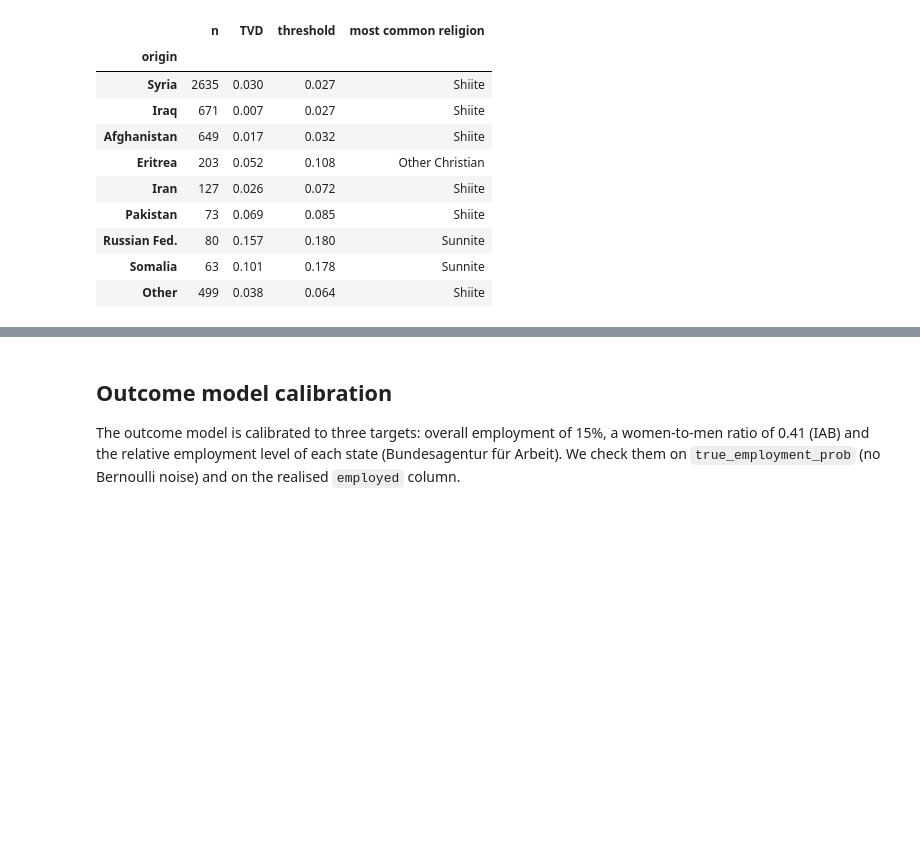
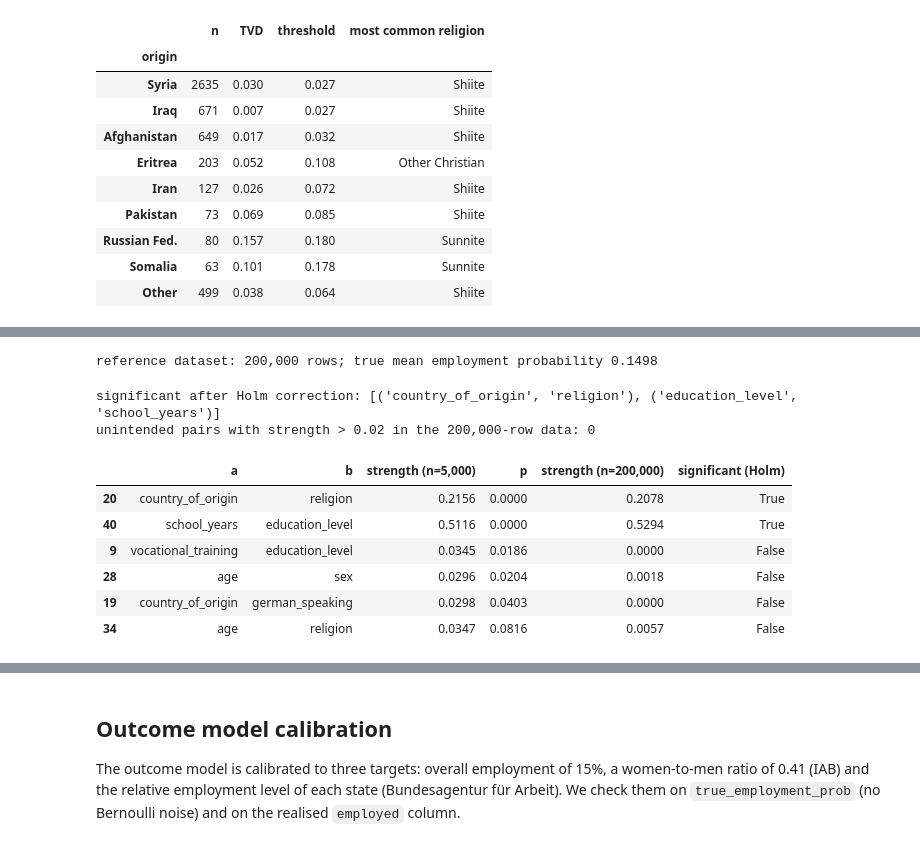
Before and after one commit to sofiykamanko/refugee_locating, a Jupyter notebook: notebooks/validate_synthetic_data.ipynb, the cells around one changed output, grey strips where cells are left out. Cells and saved outputs as stored; diff of their text form; code cells hidden in the pictures; blank space fills up the shorter version.

```diff
--- a/notebooks/validate_synthetic_data.ipynb
+++ b/notebooks/validate_synthetic_data.ipynb
@@ -205,0 +221,68 @@ Weighted TVD 0.031, weighted threshold 0.041
+# %%
+ext_log = []
+def record(section, check, value, status):
+    ext_log.append({"section": section, "check": check, "value": value, "status": status})
+
+ext_truth = truth if "truth" in globals() else gen.GroundTruth()     # same calibration as behind the CSV
+STATE_INDEX  = {s: i for i, s in enumerate(gen.STATES)}
+ORIGIN_INDEX = {o: i for i, o in enumerate(gen.ORIGINS)}
+people_cols  = ["sex", "age", "country_of_origin", "education_level", "school_years",
+                "vocational_training", "german_speaking", "free_case", "religion"]
+
+# one large dataset from the same generator, with the hidden u_i, used as "population" below
+ext_big, _, ext_u = gen.generate(200_000, seed=3, truth=ext_truth, return_details=True)
+ext_people = ext_big[people_cols]
+ext_states = ext_big["assigned_state"].map(STATE_INDEX).to_numpy()
+print(f"reference dataset: {len(ext_big):,} rows; true mean employment probability {ext_big['true_employment_prob'].mean():.4f}")
+# %% [output]
+reference dataset: 200,000 rows; true mean employment probability 0.1498
+# %%
+def association_table(d):
+    cats = ["sex", "vocational_training", "free_case", "country_of_origin", "education_level",
+            "german_speaking", "religion", "assigned_state"]
+    conts = ["age", "school_years"]
+    rows = []
+    def cramers_v(a, b):
+        ct = pd.crosstab(a, b).to_numpy(); chi2, pv, _, _ = stats.chi2_contingency(ct, correction=False)
+        m = ct.sum(); r, k = ct.shape
+        phi2 = max(0, chi2 / m - (k - 1) * (r - 1) / (m - 1))
+        rc, kc = r - (r - 1) ** 2 / (m - 1), k - (k - 1) ** 2 / (m - 1)
+        return np.sqrt(phi2 / max(1e-12, min(kc - 1, rc - 1))), pv
+    for i, a in enumerate(cats):
+        for b in cats[i + 1:]:
+            v, pv = cramers_v(d[a], d[b]); rows.append((a, b, v, pv))
+    for c in conts:
+        for a in cats:
+            groups = [g[c].to_numpy() for _, g in d.groupby(a)]
+            hstat, pv = stats.kruskal(*groups)
+            rows.append((c, a, np.sqrt(max(0, (hstat - len(groups) + 1) / (len(d) - len(groups)))), pv))
+    rho, pv = stats.spearmanr(d["age"], d["school_years"]); rows.append(("age", "school_years", abs(rho), pv))
+    return pd.DataFrame(rows, columns=["a", "b", "strength", "p"])
+
+dep_5k, dep_big = association_table(df), association_table(ext_big)
+dep = dep_5k.merge(dep_big[["a", "b", "strength"]], on=["a", "b"], suffixes=(" (n=5,000)", " (n=200,000)"))
+order = dep["p"].argsort().to_numpy(); m_pairs = len(dep)
+holm = np.empty(m_pairs, bool)
+for rank_i, idx in enumerate(order):
+    holm[idx] = dep["p"].iloc[idx] < 0.05 / (m_pairs - rank_i)
+    if not holm[idx]: holm[order[rank_i:]] = False; break
+dep["significant (Holm)"] = holm
+expected_pairs = {frozenset(("country_of_origin", "religion")), frozenset(("education_level", "school_years"))}
+found_pairs = {frozenset((a, b)) for a, b, s in zip(dep["a"], dep["b"], dep["significant (Holm)"]) if s}
+unexpected_big = dep[(dep["strength (n=200,000)"] > 0.02) & ~dep.apply(lambda r: frozenset((r["a"], r["b"])) in expected_pairs, axis=1)]
+status = "ok" if found_pairs == expected_pairs and unexpected_big.empty else "flag"
+record("B", "only the two intended dependencies are significant (45 pairs, Holm)", f"{len(found_pairs)} found", status)
+record("B", "no unintended association with strength > 0.02 at n = 200,000", f"{len(unexpected_big)} pairs", "ok" if unexpected_big.empty else "flag")
+print(f"significant after Holm correction: {sorted(tuple(sorted(p)) for p in found_pairs)}")
+print(f"unintended pairs with strength > 0.02 in the 200,000-row data: {len(unexpected_big)}")
+dep.sort_values("p").head(6).round(4)
+# %% [output]
+significant after Holm correction: [('country_of_origin', 'religion'), ('education_level', 'school_years')]
+unintended pairs with strength > 0.02 in the 200,000-row data: 0
+|  | a | b | strength (n=5,000) | p | strength (n=200,000) | significant (Holm) |
+| 20 | country_of_origin | religion | 0.2156 | 0.0000 | 0.2078 | True |
+| 40 | school_years | education_level | 0.5116 | 0.0000 | 0.5294 | True |
+| 9 | vocational_training | education_level | 0.0345 | 0.0186 | 0.0000 | False |
+| 28 | age | sex | 0.0296 | 0.0204 | 0.0018 | False |
+| 19 | country_of_origin | german_speaking | 0.0298 | 0.0403 | 0.0000 | False |
+| 34 | age | religion | 0.0347 | 0.0816 | 0.0057 | False |
```
Also changed, not shown: parts of 13 cells of this notebook.
